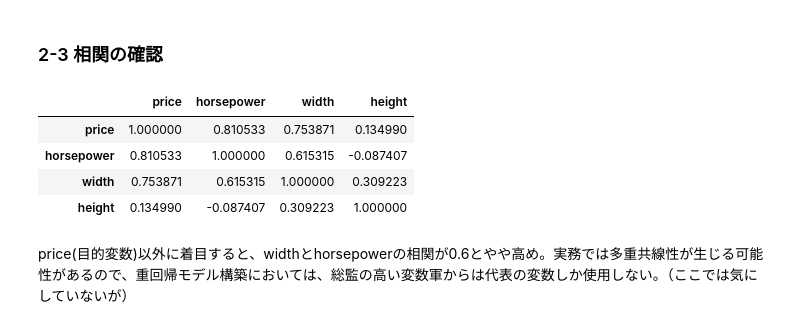
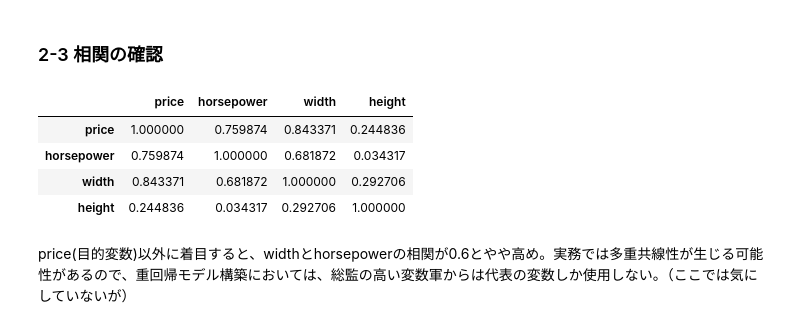
Before and after one commit to RentoYabuki06/ut_datascience_ikusei_kouza, a Jupyter notebook: chapter08/ch08.ipynb, the cells around one changed output. Saved outputs shown, nothing was run; the diff lists cells and outputs as text; code cells hidden in the pictures.

```diff
--- a/chapter08/ch08.ipynb
+++ b/chapter08/ch08.ipynb
@@ -82,6 +82,6 @@ auto.head()
 ### 2-1 不適切なデータの除去
 # %%
 # それぞれのカラムに ? がいくつあるかカウント
-auto = auto[['price', 'horsepower', 'width', 'height']]
-auto.isin(['?']).sum()
+auto1 = auto1[['price', 'horsepower', 'width', 'height']]
+auto1.isin(['?']).sum()
 # %% [output]
@@ -92,6 +92,6 @@ height        0
 dtype: int64
 # %%
 # ? をNaNに置き換えて、NaNがある行を削除
-auto = auto.replace('?', np.nan).dropna()
-print('自動車データの形式:{}'.format(auto.shape))
+auto1 = auto1.replace('?', np.nan).dropna()
+print('自動車データの形式:{}'.format(auto1.shape))
 # %% [output]
@@ -109,9 +109,9 @@ height        float64
 dtype: object
 # %%
 # objectをnumericに変換！
-auto = auto.assign(price=pd.to_numeric(auto.price))
-auto = auto.assign(horsepower=pd.to_numeric(auto.horsepower))
-print('データ型の確認（型変換後）\n{}\n'.format(auto.dtypes))
+auto1 = auto1.assign(price=pd.to_numeric(auto1.price))
+auto1 = auto1.assign(horsepower=pd.to_numeric(auto1.horsepower))
+print('データ型の確認（型変換後）\n{}\n'.format(auto1.dtypes))
 # %% [output]
 データ型の確認（型変換後）
 price           int64
@@ -124,13 +124,13 @@ dtype: object
 # %%
 # 相関係数を確認。
 # priceが今回の目的変数
-auto.corr()
+auto1.corr()
 # %% [output]
 |  | price | horsepower | width | height |
-| price | 1.000000 | 0.810533 | 0.753871 | 0.134990 |
-| horsepower | 0.810533 | 1.000000 | 0.615315 | -0.087407 |
-| width | 0.753871 | 0.615315 | 1.000000 | 0.309223 |
-| height | 0.134990 | -0.087407 | 0.309223 | 1.000000 |
+| price | 1.000000 | 0.759874 | 0.843371 | 0.244836 |
+| horsepower | 0.759874 | 1.000000 | 0.681872 | 0.034317 |
+| width | 0.843371 | 0.681872 | 1.000000 | 0.292706 |
+| height | 0.244836 | 0.034317 | 0.292706 | 1.000000 |
 # %% [markdown]
 price(目的変数)以外に着目すると、widthとhorsepowerの相関が0.6とやや高め。実務では多重共線性が生じる可能性があるので、重回帰モデル構築においては、総監の高い変数軍からは代表の変数しか使用しない。（ここでは気にしていないが）
 # %% [markdown]
```
Also changed, not shown: parts of 9 cells of this notebook.
